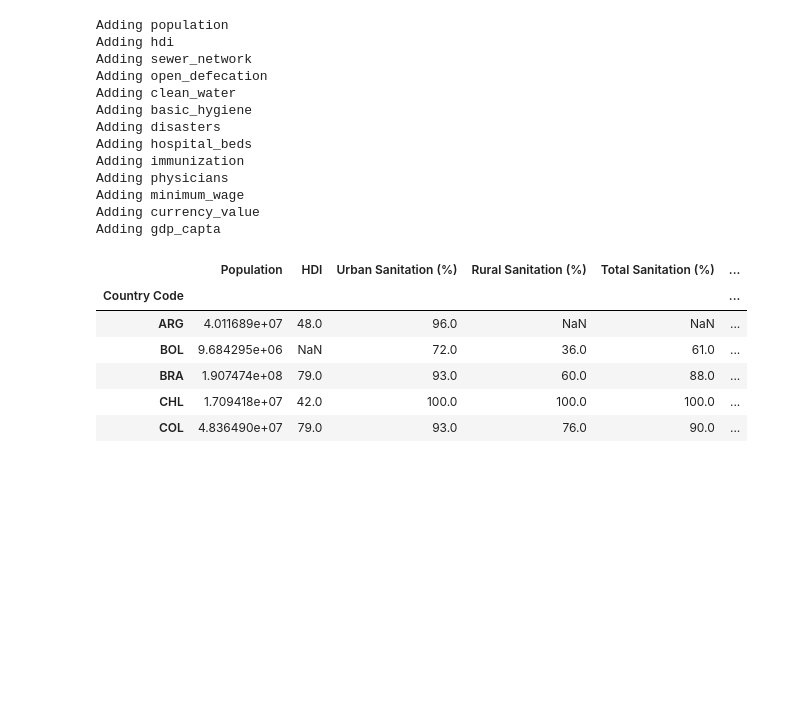
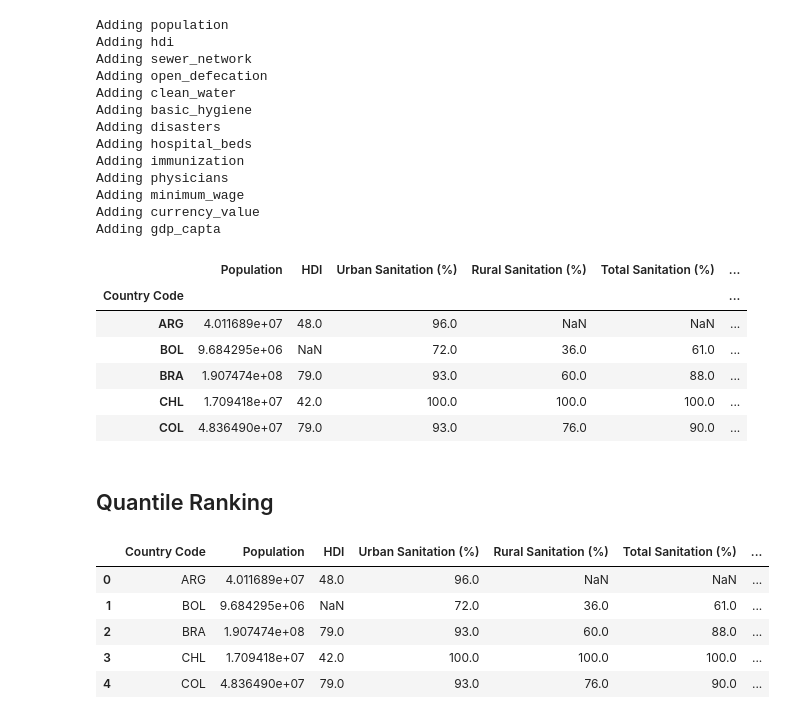
Before and after one commit to otavio-r-filho/nasa_space_apps, a Jupyter notebook: notebooks/analise_fatorial.ipynb, the cells around one changed output. Saved outputs shown, nothing was run; the diff lists cells and outputs as text; code cells hidden in the pictures; blank space fills up the shorter version.

```diff
--- a/notebooks/analise_fatorial.ipynb
+++ b/notebooks/analise_fatorial.ipynb
@@ -408,3 +413,52 @@ Adding gdp_capta
 | BRA | 1.907474e+08 | 79.0 | 93.0 | 60.0 | 88.0 | ... |
 | CHL | 1.709418e+07 | 42.0 | 100.0 | 100.0 | 100.0 | ... |
 | COL | 4.836490e+07 | 79.0 | 93.0 | 76.0 | 90.0 | ... |
+# %% [markdown]
+## Quantile Ranking
+# %%
+data_latin_america_path = "Data/Tratados/LATIN_AMERICA.csv"
+
+positive_variables = [
+  'HDI',
+  'Urban Sanitation (%)',
+  'Rural Sanitation (%)',
+  'Total Sanitation (%)',
+  'Urban Clean Water (%)',
+  'Rural Clean Water (%)',
+  'Total Clean Water (%)',
+  'Urban Basic Hygiene (%)',
+  'Rural Basic Hygiene (%)',
+  'Total Basic Hygiene (%)',
+  'Hospital Beds',
+  'BCG',
+  'HepB3',
+  'IPV1',
+  'Hib3',
+  'RCV1',
+  'Rota1',
+  'DTP',
+  'PCV',
+  'MCV',
+  'Mean Coverage Percentage',
+  'Physicians per 10,000'
+]
+
+negative_variables = [
+  'Urban Open Defecation (%)',
+  'Rural Open Defecation (%)',
+  'Total Open Defecation (%)',
+  'Total Affected',
+  'Minimum Wage (USD)',
+  'Currency Value (USD)',
+  'GDP (USD)'
+]
+# %%
+df_latin_america = pd.read_csv(data_latin_america_path)
+df_latin_america.head()
+# %% [output]
+|  | Country Code | Population | HDI | Urban Sanitation (%) | Rural Sanitation (%) | Total Sanitation (%) | ... |
+| 0 | ARG | 4.011689e+07 | 48.0 | 96.0 | NaN | NaN | ... |
+| 1 | BOL | 9.684295e+06 | NaN | 72.0 | 36.0 | 61.0 | ... |
+| 2 | BRA | 1.907474e+08 | 79.0 | 93.0 | 60.0 | 88.0 | ... |
+| 3 | CHL | 1.709418e+07 | 42.0 | 100.0 | 100.0 | 100.0 | ... |
+| 4 | COL | 4.836490e+07 | 79.0 | 93.0 | 76.0 | 90.0 | ... |
```
Also changed, not shown: parts of 9 cells of this notebook.
